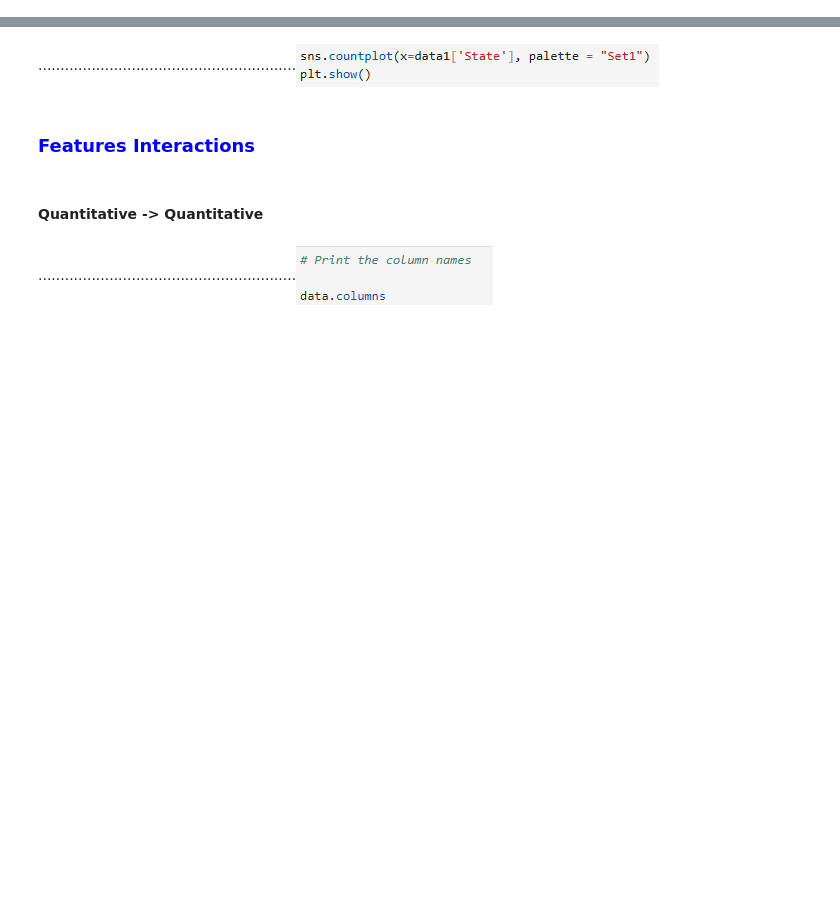
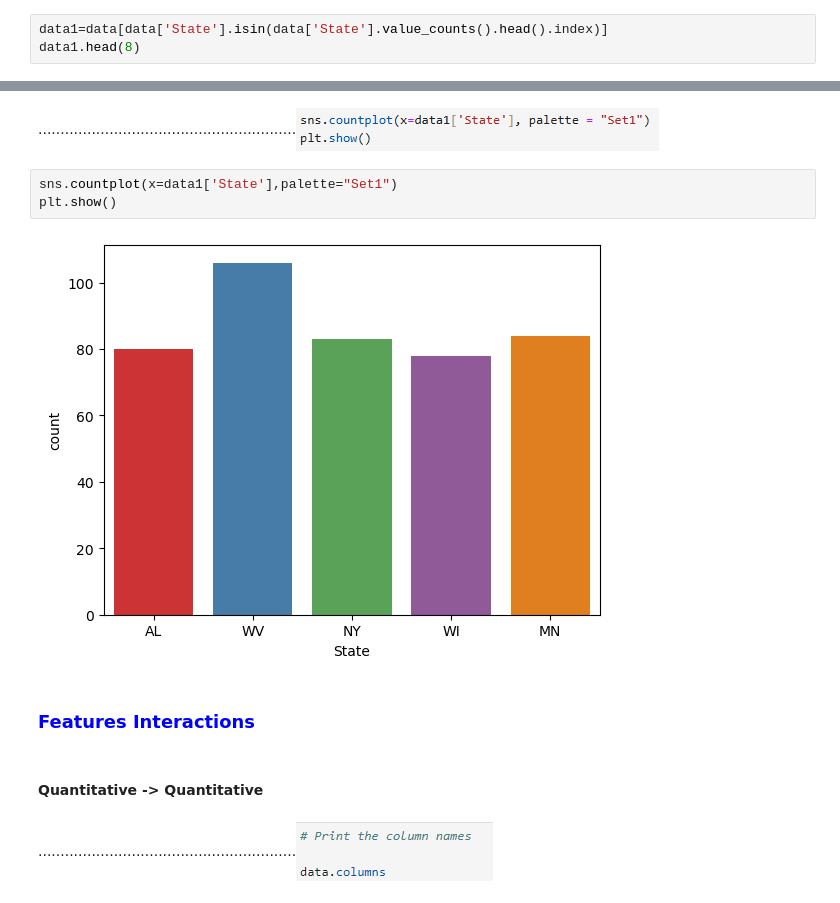
Before and after one commit to jjepkemei/machine_learning-_finance, a Jupyter notebook: Week-3-Pandas-and-Seaborn_ML_in-Finance_Final (2)-checkpoint.ipynb, the cells around one changed output, grey strips where cells are left out. Cells and saved outputs as stored; diff of their text form; blank space fills up the shorter version.

```diff
--- a/Week-3-Pandas-and-Seaborn_ML_in-Finance_Final (2)-checkpoint.ipynb
+++ b/Week-3-Pandas-and-Seaborn_ML_in-Finance_Final (2)-checkpoint.ipynb
@@ -205,3 +238,6 @@ sns.countplot(x=data['
 ![image.png](attachment:5536c0df-7147-4eab-b5b1-ffe2b4c1d246.png)
 # %% [markdown]
 ..........................................................![image.png](attachment:35805e7e-c3f2-49f7-97f4-0c0bd7e9cf2e.png)
+# %%
+data1=data[data['State'].isin(data['State'].value_counts().head().index)]
+data1.head(8)
@@ -210,5 +266,10 @@ sns.countplot(x=data['
 # %% [markdown]
 ..........................................................![image.png](attachment:dd6ed1fd-cd72-48c8-9a7e-2d6c2a60c1b9.png)
+# %%
+sns.countplot(x=data1['State'],palette="Set1")
+plt.show()
+# %% [output]
+[figure, added]
 # %% [markdown]
 <html> <h3 style="color:blue;"> Features Interactions </h3> </html>
 # %% [markdown]
```
Also changed, not shown: parts of 9 cells of this notebook.
